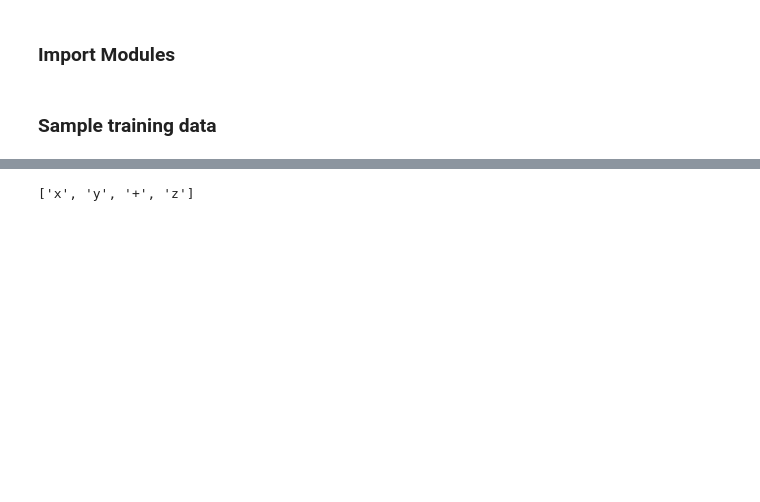
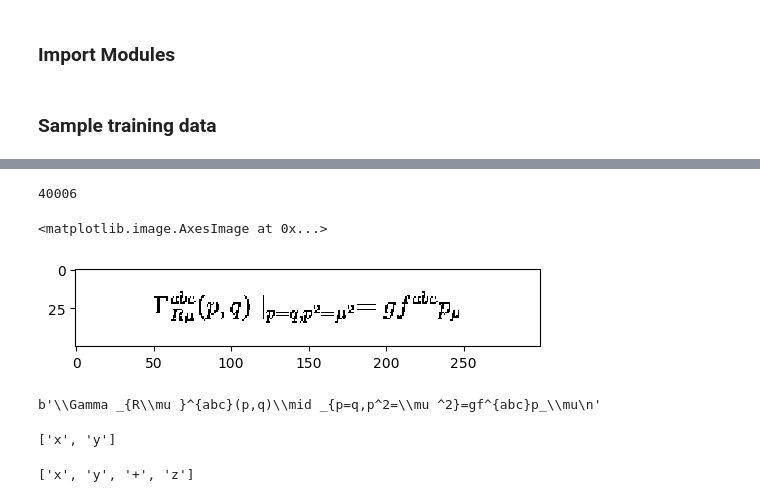
Before and after one commit to Riksi/im2latex_project, a Jupyter notebook: im2latex.ipynb, the cells around one changed output, grey strips where cells are left out. Cells and saved outputs as stored; diff of their text form; code cells hidden in the pictures; blank space fills up the shorter version.

```diff
--- a/im2latex.ipynb
+++ b/im2latex.ipynb
@@ -50,6 +51,33 @@ with open('/Users/user/eecs/Deep_Learning/im2latex/im2latex_formulas.lst','rb')
 eqs = np.array(eqs)
 # %%
 train_eqs = eqs[list(map(imbed2id.get,imbeds))]
+# %%
+choice = np.random.randint(0,len(files))
+choice
+# %% [output]
+40006
+# %%
+plt.imshow(plt.imread(os.path.join(path,'images',imbeds[choice][:-4]+'.png')))
+# %% [output]
+<matplotlib.image.AxesImage at 0x...>
+[figure, added]
+# %%
+train_eqs[choice]
+# %% [output]
+b'\\Gamma _{R\\mu }^{abc}(p,q)\\mid _{p=q,p^2=\\mu ^2}=gf^{abc}p_\\mu\n'
+# %%
+from nltk.tokenize import RegexpTokenizer
+
+def tokenizer(sentence):
+    tokenizer_ = RegexpTokenizer('\\\\[A-Za-z]+|\\\\\S|\[A-Za-z]+|\d|\S')
+    if type(sentence) is not str:
+        sentence = sentence.decode()
+    return tokenizer_.tokenize(sentence)
+
+# Example
+tokenizer("xy")
+# %% [output]
+['x', 'y']
 # %%
 from nltk.tokenize import RegexpTokenizer
 import re
```
Also changed, not shown: parts of 37 cells of this notebook, 1 other file.
